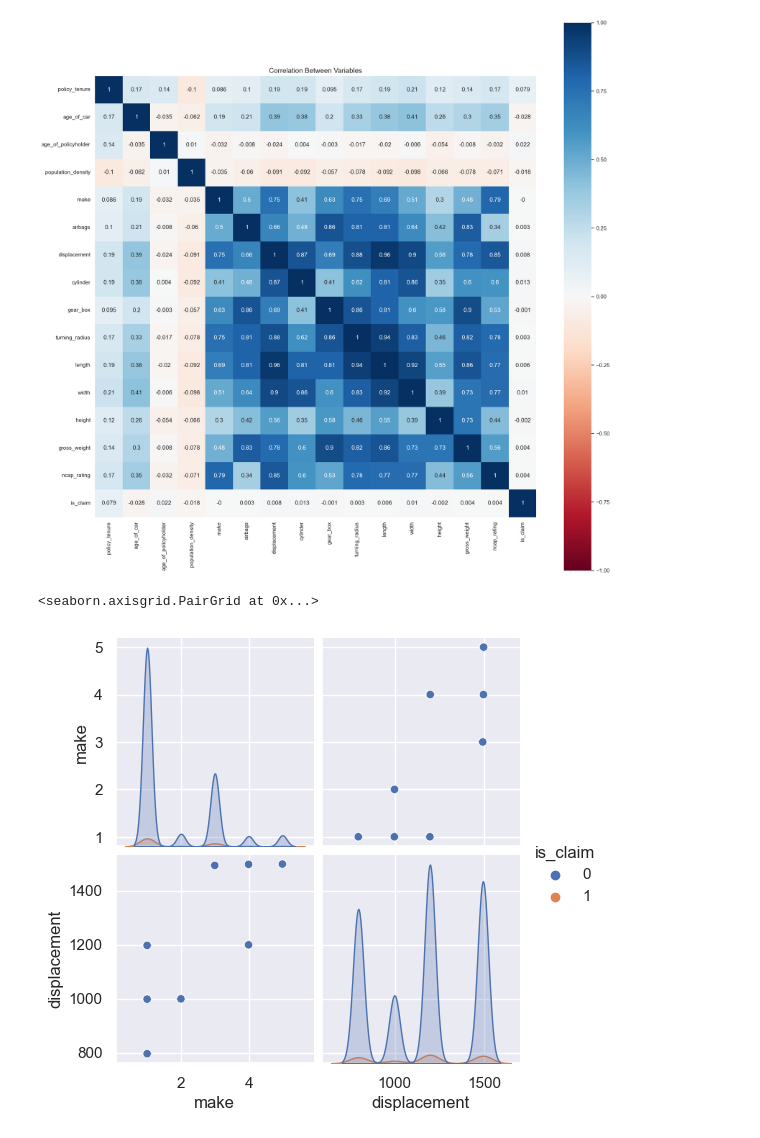
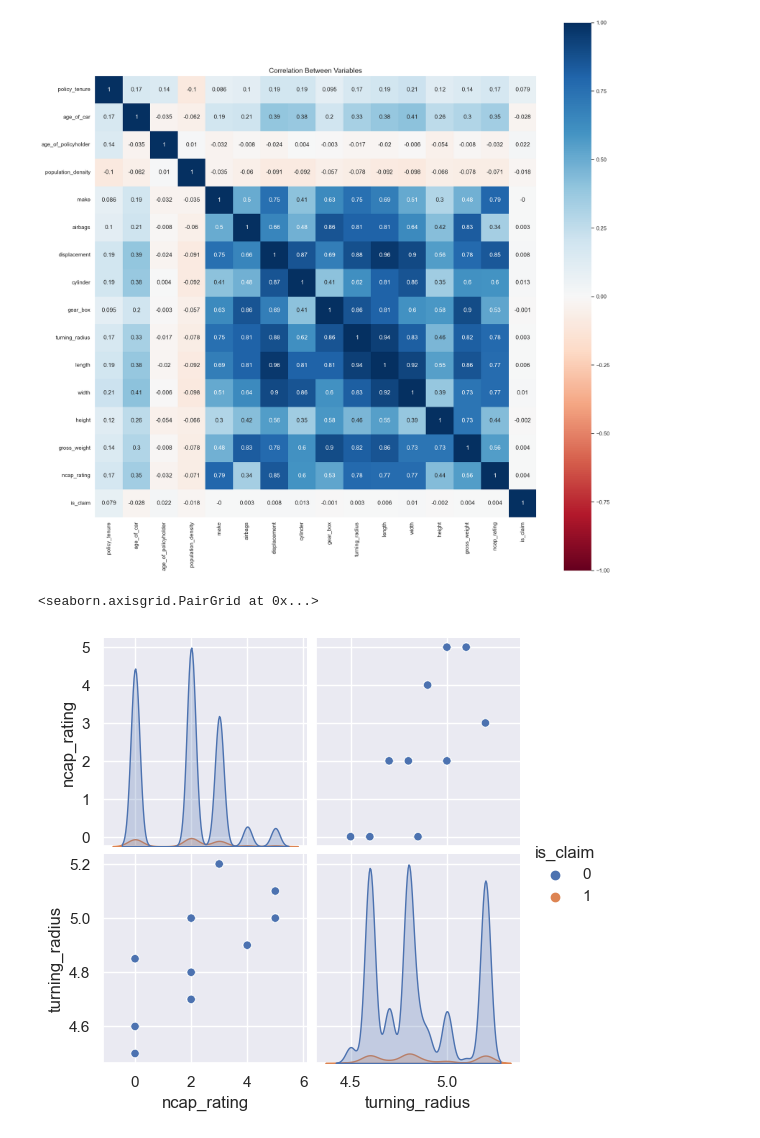
Before and after one commit to neelimaGATech/unsupervised_learning, a Jupyter notebook: Explore_dataset2.ipynb, the cells around one changed output. Drawn from its saved outputs; the diff is of its cells as text; code cells hidden in the pictures.

```diff
--- a/Explore_dataset2.ipynb
+++ b/Explore_dataset2.ipynb
@@ -272,8 +272,8 @@ plt.show()
 # %% [output]
 [figure]
 # %%
-sns.pairplot(insurance_df, vars=["make","displacement"], hue="is_claim")
+sns.pairplot(insurance_df, vars=["ncap_rating","turning_radius"], hue="is_claim")
 # %% [output]
 <seaborn.axisgrid.PairGrid at 0x...>
-[figure, old version]
+[figure, new version]
 # %%
```
Also changed, not shown: parts of 6 cells of this notebook, 14 other files.
